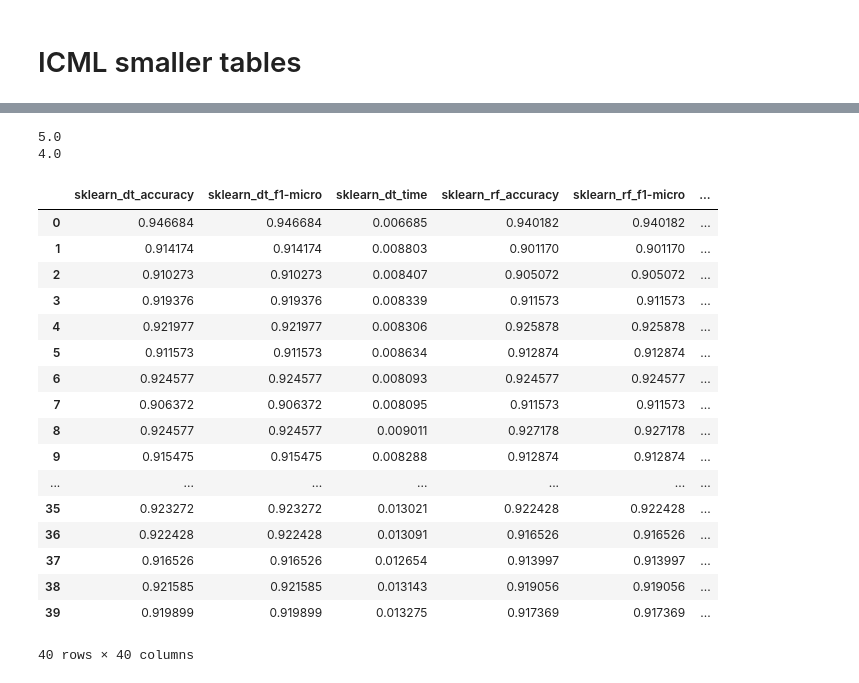
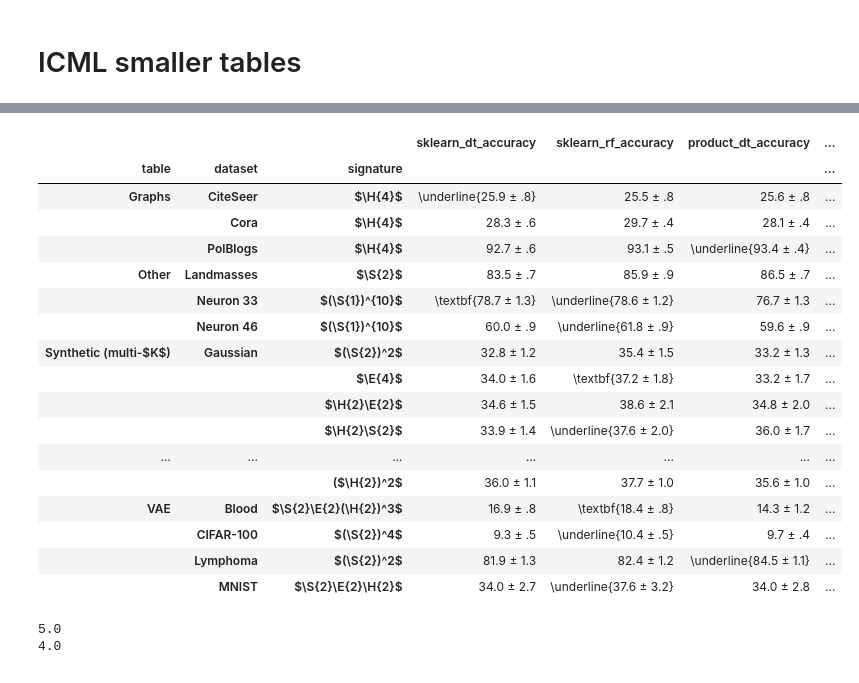
Before and after one commit to dydact/manify, a Jupyter notebook: notebooks/32_big_table.ipynb, the cells around one changed output, grey strips where cells are left out. Drawn from its saved outputs; the diff is of its cells as text; code cells hidden in the pictures.

```diff
--- a/notebooks/32_big_table.ipynb
+++ b/notebooks/32_big_table.ipynb
@@ -560,33 +604,52 @@ def agg(x, regression=False):
     # Mean and standard error
     decimals = 3
     mean = x.mean().round(decimals)
     sem = x.sem().round(decimals)
 
     # Underlines
     if regression:
         top1, top2 = mean.drop_duplicates().nsmallest(2)
     else:
         top1, top2 = mean.drop_duplicates().nlargest(2)
     bold = mean == top1
     if sum(bold) > 1:
         underline = [False] * len(bold)
     else:
         underline = mean == top2
 
     out = pd.Series(
         [format_latex_cell(m, s, bold=b, underline=u, regression=regression) for m, s, b, u
          in zip(mean, sem, bold, underline)]
     )
     out.index = mean.index
     return out
 
 
 all_c_grouped = all_c.groupby(
     ["table", "dataset", "signature"]
 )[
     [c for c in all_c_grouped.columns if "accuracy" in c]
 ].apply(lambda x: agg(x))
 
-# all_c_grouped
+all_c_grouped
+# %% [output]
+|  |  |  | sklearn_dt_accuracy | sklearn_rf_accuracy | product_dt_accuracy | ... |
+| table | dataset | signature |  |  |  | ... |
+| Graphs | CiteSeer | $\H{4}$ | \underline{25.9 ± .8} | 25.5 ± .8 | 25.6 ± .8 | ... |
+|  | Cora | $\H{4}$ | 28.3 ± .6 | 29.7 ± .4 | 28.1 ± .4 | ... |
+|  | PolBlogs | $\H{4}$ | 92.7 ± .6 | 93.1 ± .5 | \underline{93.4 ± .4} | ... |
+| Other | Landmasses | $\S{2}$ | 83.5 ± .7 | 85.9 ± .9 | 86.5 ± .7 | ... |
+|  | Neuron 33 | $(\S{1})^{10}$ | \textbf{78.7 ± 1.3} | \underline{78.6 ± 1.2} | 76.7 ± 1.3 | ... |
+|  | Neuron 46 | $(\S{1})^{10}$ | 60.0 ± .9 | \underline{61.8 ± .9} | 59.6 ± .9 | ... |
+| Synthetic (multi-$K$) | Gaussian | $(\S{2})^2$ | 32.8 ± 1.2 | 35.4 ± 1.5 | 33.2 ± 1.3 | ... |
+|  |  | $\E{4}$ | 34.0 ± 1.6 | \textbf{37.2 ± 1.8} | 33.2 ± 1.7 | ... |
+|  |  | $\H{2}\E{2}$ | 34.6 ± 1.5 | 38.6 ± 2.1 | 34.8 ± 2.0 | ... |
+|  |  | $\H{2}\S{2}$ | 33.9 ± 1.4 | \underline{37.6 ± 2.0} | 36.0 ± 1.7 | ... |
+| ... | ... | ... | ... | ... | ... | ... |
+|  |  | ($\H{2})^2$ | 36.0 ± 1.1 | 37.7 ± 1.0 | 35.6 ± 1.0 | ... |
+| VAE | Blood | $\S{2}\E{2}(\H{2})^3$ | 16.9 ± .8 | \textbf{18.4 ± .8} | 14.3 ± 1.2 | ... |
+|  | CIFAR-100 | $(\S{2})^4$ | 9.3 ± .5 | \underline{10.4 ± .5} | 9.7 ± .4 | ... |
+|  | Lymphoma | $(\S{2})^2$ | 81.9 ± 1.3 | 82.4 ± 1.2 | \underline{84.5 ± 1.1} | ... |
+|  | MNIST | $\S{2}\E{2}\H{2}$ | 34.0 ± 2.7 | \underline{37.6 ± 3.2} | 34.0 ± 2.8 | ... |
 # %%
 # Sort "table" in MultiIndex: Synthetic, Graph, VAE, Other
@@ -744,24 +807,3 @@ latex = "\n".join(latex)
 
 with open("../data/results_icml/table4.tex", "w") as f:
     f.write(latex)
-# %%
-links
-# %% [output]
-|  | sklearn_dt_accuracy | sklearn_dt_f1-micro | sklearn_dt_time | sklearn_rf_accuracy | sklearn_rf_f1-micro | ... |
-| 0 | 0.946684 | 0.946684 | 0.006685 | 0.940182 | 0.940182 | ... |
-| 1 | 0.914174 | 0.914174 | 0.008803 | 0.901170 | 0.901170 | ... |
-| 2 | 0.910273 | 0.910273 | 0.008407 | 0.905072 | 0.905072 | ... |
-| 3 | 0.919376 | 0.919376 | 0.008339 | 0.911573 | 0.911573 | ... |
-| 4 | 0.921977 | 0.921977 | 0.008306 | 0.925878 | 0.925878 | ... |
-| 5 | 0.911573 | 0.911573 | 0.008634 | 0.912874 | 0.912874 | ... |
-| 6 | 0.924577 | 0.924577 | 0.008093 | 0.924577 | 0.924577 | ... |
-| 7 | 0.906372 | 0.906372 | 0.008095 | 0.911573 | 0.911573 | ... |
-| 8 | 0.924577 | 0.924577 | 0.009011 | 0.927178 | 0.927178 | ... |
-| 9 | 0.915475 | 0.915475 | 0.008288 | 0.912874 | 0.912874 | ... |
-| ... | ... | ... | ... | ... | ... | ... |
-| 35 | 0.923272 | 0.923272 | 0.013021 | 0.922428 | 0.922428 | ... |
-| 36 | 0.922428 | 0.922428 | 0.013091 | 0.916526 | 0.916526 | ... |
-| 37 | 0.916526 | 0.916526 | 0.012654 | 0.913997 | 0.913997 | ... |
-| 38 | 0.921585 | 0.921585 | 0.013143 | 0.919056 | 0.919056 | ... |
-| 39 | 0.919899 | 0.919899 | 0.013275 | 0.917369 | 0.917369 | ... |
-40 rows × 40 columns
```
Also changed, not shown: parts of 5 cells of this notebook, 8 other files.
